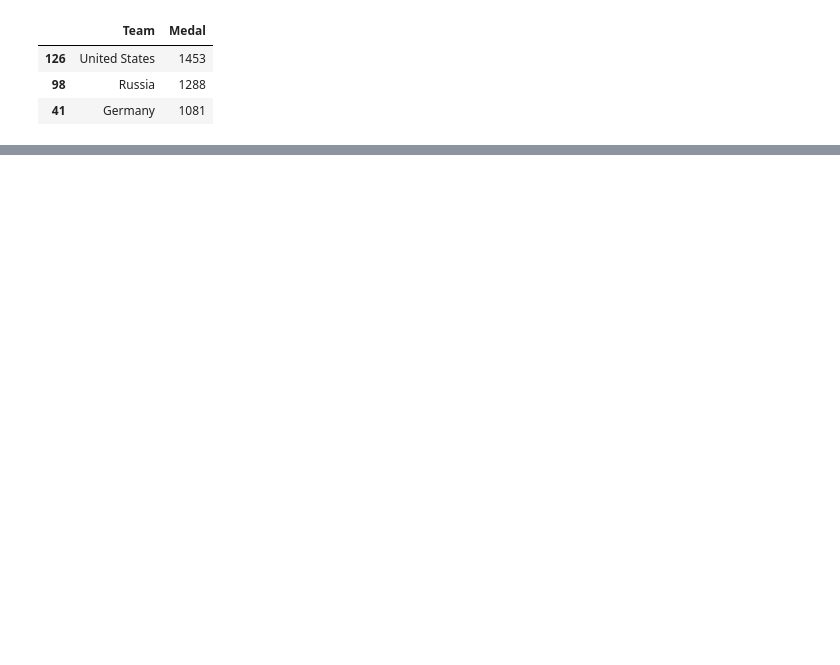
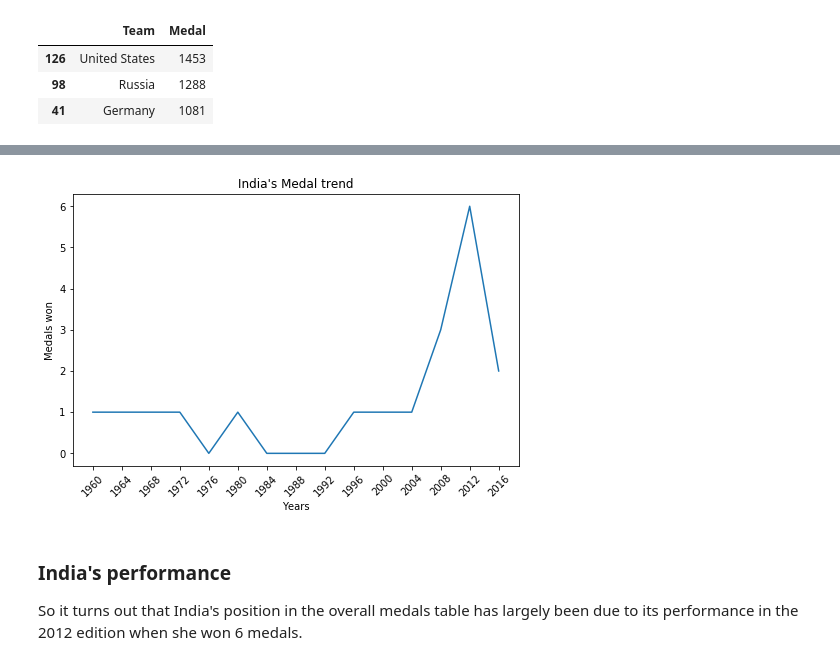
Before and after one commit to Rajivh/Olympic_games_EDA, a Jupyter notebook: India@Olympics.ipynb, the cells around one changed output, grey strips where cells are left out. Drawn from its saved outputs; the diff is of its cells as text; code cells hidden in the pictures; blank space fills up the shorter version.

```diff
--- a/India@Olympics.ipynb
+++ b/India@Olympics.ipynb
@@ -253,0 +272,25 @@ medal_list_total.tail(5)
+# %%
+india_medals_trend = pd.DataFrame({'Year' : medal_list_year_total['Year'].unique()})
+# %%
+#pd.merge(india_medals_trend, medal_list_year_total.loc[medal_list_year_total['Team']=='India',['Year','Medal']], on = 'Year', how = 'left')
+
+india_medal_trend = pd.merge(india_medals_trend, medal_list_year_total.loc[medal_list_year_total['Team']=='India',['Year','Medal']], on = 'Year', how = 'left')
+india_medal_trend.fillna(0, inplace = True)
+india_medal_trend['Medal'] = india_medal_trend['Medal'].astype(int)
+# %%
+
+fig3, ax3 = plt.subplots()
+fig3.set_size_inches(8,5)
+ax3.plot(india_medal_trend['Year'], india_medal_trend['Medal'])
+ax3.set_xlabel('Years')
+ax3.set_ylabel('Medals won')
+ax3.set_title("India's Medal trend")
+ax3.set_xticks(india_medal_trend['Year'])
+plt.xticks(rotation=45)
+
+plt.show()
+# %% [output]
+[figure, added]
+# %% [markdown]
+### India's performance
+So it turns out that India's position in the overall medals table has largely been due to its performance in the 2012 edition when she won 6 medals.
```
Also changed, not shown: parts of 23 cells of this notebook.
